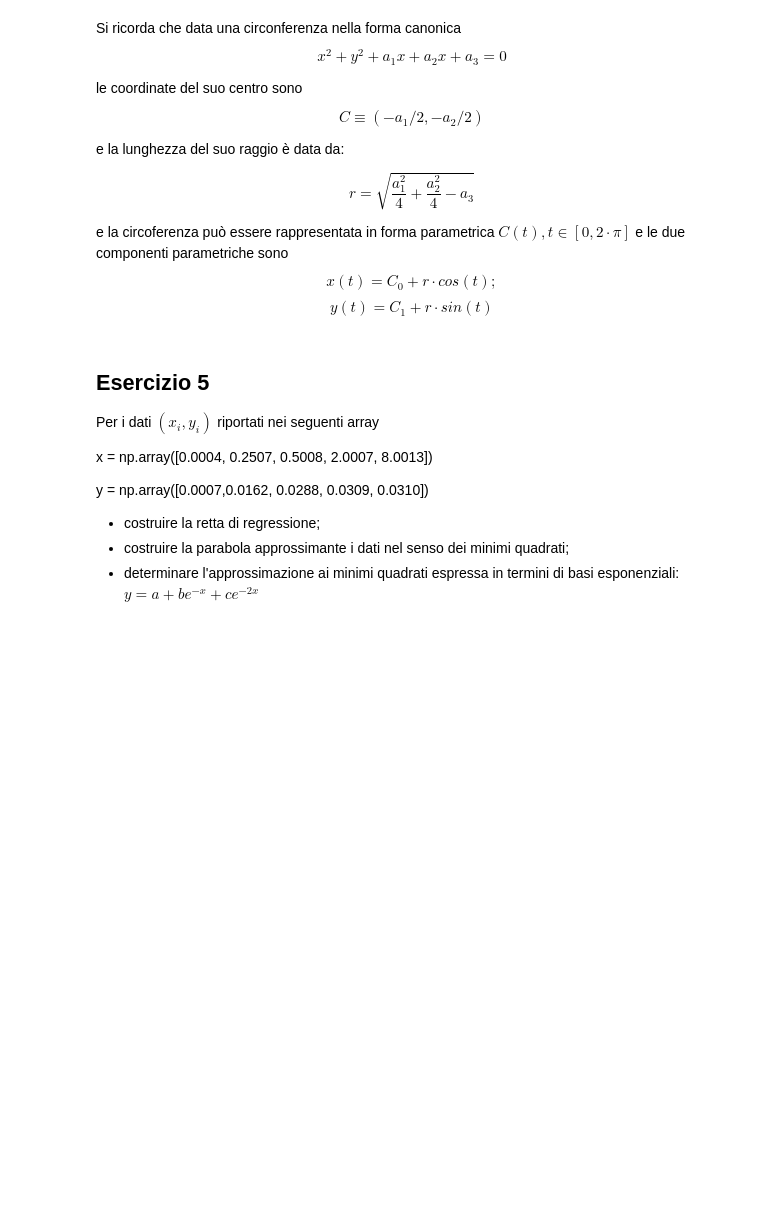
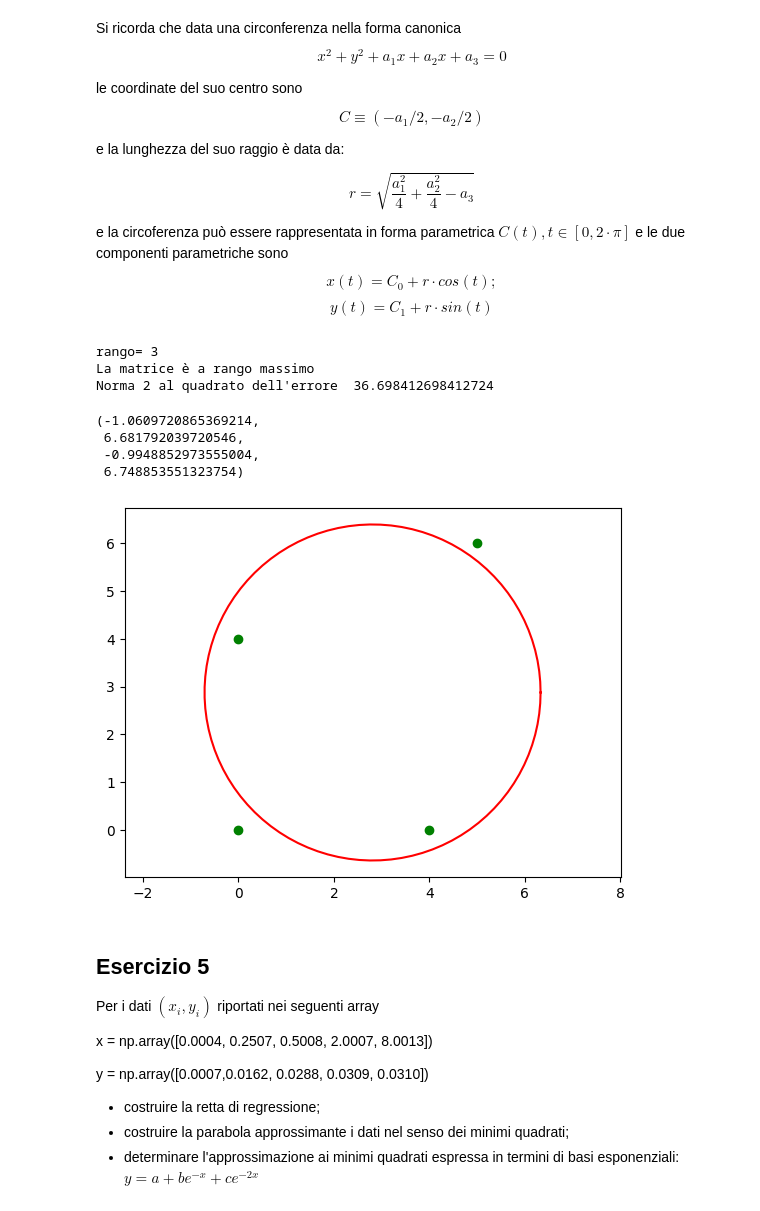
Before and after one commit to AndrewGagliottiUnibo/IoT-Project-network-, a Jupyter notebook: MetodiLab/Extra/Simulazioni/04/Potenziamento1Giugno.ipynb, the cells around one changed output. Saved outputs shown, nothing was run; the diff lists cells and outputs as text; code cells hidden in the pictures; blank space fills up the shorter version.

```diff
--- a/MetodiLab/Extra/Simulazioni/04/Potenziamento1Giugno.ipynb
+++ b/MetodiLab/Extra/Simulazioni/04/Potenziamento1Giugno.ipynb
@@ -193,0 +210,22 @@ array([2.41997531e+02, 1.34907746e+01, 4.91373956e+00, 2.87908695e+00,
+# %%
+def SVDLS(A,b):
+    n=A.shape[1]  # numero di colonne di A
+    U,s,VT=spLin.svd(A)  #Attenzione : Restituisce U, Sigma e VT=VTrasposta)
+    V=VT.T
+
+    thresh=np.spacing(1)*m*s[0]
+    ##Calcolo del rango della matrice, numero dei valori singolari maggiori di una soglia
+    k=np.count_nonzero(s>thresh)
+    print("rango=",k)
+    if k<n:
+        print("La matrice non è a rango massimo")
+    else:
+        print("La matrice è a rango massimo")
+    d=U.T@b
+    d1=d[:k].reshape(k,1)
+    s1=s[:k].reshape(k,1)
+    #Risolve il sistema diagonale di dimensione kxk avene come matrice dei coefficienti la matrice Sigma
+    c=d1/s1
+    x=V[:,:k]@c
+    residuo=np.linalg.norm(d[k:])**2
+    return x,residuo
@@ -229,5 +336,36 @@ e la lunghezza del suo raggio è data da:
 $$r=\sqrt{\frac{a_1^2}{4}+\frac{a_2^2}{4} -a_3}$$
 
 e la circoferenza può essere rappresentata in forma parametrica $C(t),  t \in [0, 2 \cdot \pi]$ e le due componenti parametriche sono $$x(t)= C_0+r\cdot cos(t);$$ $$ y(t)= C_1+r\cdot sin(t)$$
+# %%
+import math
+px=np.array([0,4,0,5])
+py=np.array([0,0,4,6])
+#Costruisco il sistema lineare sovradeterminato come richiesto
+A=np.array([[0,0,1],[4,0,1],[0,4,1],[5,6,1]])
+b=np.array([[0],[-16],[-16],[-61]])
+
+a,err=SVDLS(A,b)
+print("Norma 2 al quadrato dell'errore ",err)
+#Calcolo il centro
+cx=-a[0]/2
+cy=-a[1]/2
+#Calcolo il raggio con la formula data
+r1=math.sqrt((a[0]**2)/4+(a[1]**2)/4-a[2])
+t=np.linspace(0,2*math.pi,100)
+#Costruisco le due componenti parametriche della circonferemza
+x=cx+r1*np.cos(t)
+y=cy+r1*np.sin(t)
+plt.plot(x,y,'r-')
+plt.plot(px,py,'go')
+plt.axis('equal')
+# %% [output]
+rango= 3
+La matrice è a rango massimo
+Norma 2 al quadrato dell'errore  36.698412698412724
+(-1.0609720865369214,
+ 6.681792039720546,
+ -0.9948852973555004,
+ 6.748853551323754)
+[figure, added]
 # %% [markdown]
 ## Esercizio 5
```
Also changed, not shown: parts of 39 cells of this notebook, 1 other file.
